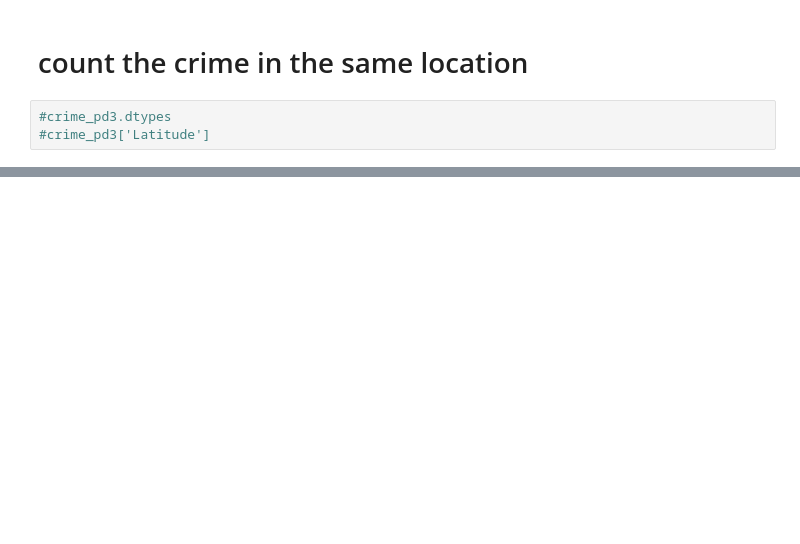
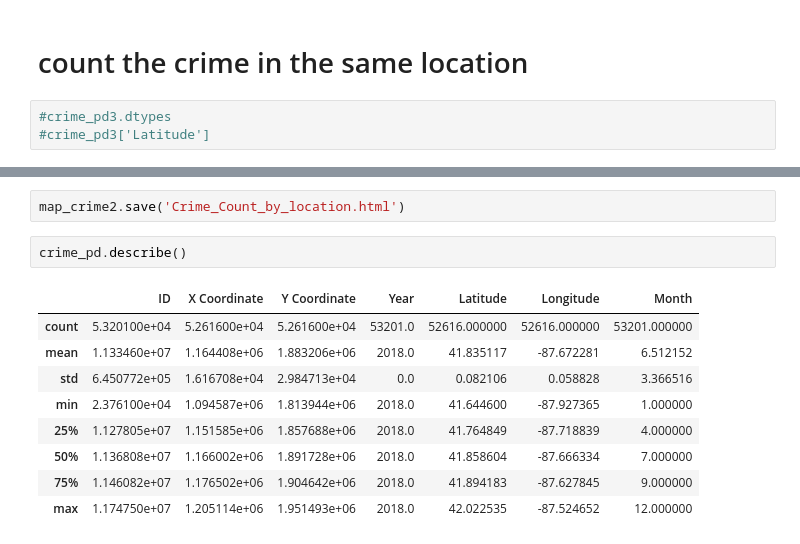
Before and after one commit to nrdeering/Charlotte-Crime-Data, a Jupyter notebook: chicago_data_analysis 2018.ipynb, the cells around one changed output, grey strips where cells are left out. Drawn from its saved outputs; the diff is of its cells as text; blank space fills up the shorter version.

```diff
--- a/chicago_data_analysis 2018.ipynb
+++ b/chicago_data_analysis 2018.ipynb
@@ -198,0 +190,14 @@ unique
+# %%
+map_crime2.save('Crime_Count_by_location.html')
+# %%
+crime_pd.describe()
+# %% [output]
+|  | ID | X Coordinate | Y Coordinate | Year | Latitude | Longitude | Month |
+| count | 5.320100e+04 | 5.261600e+04 | 5.261600e+04 | 53201.0 | 52616.000000 | 52616.000000 | 53201.000000 |
+| mean | 1.133460e+07 | 1.164408e+06 | 1.883206e+06 | 2018.0 | 41.835117 | -87.672281 | 6.512152 |
+| std | 6.450772e+05 | 1.616708e+04 | 2.984713e+04 | 0.0 | 0.082106 | 0.058828 | 3.366516 |
+| min | 2.376100e+04 | 1.094587e+06 | 1.813944e+06 | 2018.0 | 41.644600 | -87.927365 | 1.000000 |
+| 25% | 1.127805e+07 | 1.151585e+06 | 1.857688e+06 | 2018.0 | 41.764849 | -87.718839 | 4.000000 |
+| 50% | 1.136808e+07 | 1.166002e+06 | 1.891728e+06 | 2018.0 | 41.858604 | -87.666334 | 7.000000 |
+| 75% | 1.146082e+07 | 1.176502e+06 | 1.904642e+06 | 2018.0 | 41.894183 | -87.627845 | 9.000000 |
+| max | 1.174750e+07 | 1.205114e+06 | 1.951493e+06 | 2018.0 | 42.022535 | -87.524652 | 12.000000 |
```
Also changed, not shown: parts of 20 cells of this notebook, 1 other file.
